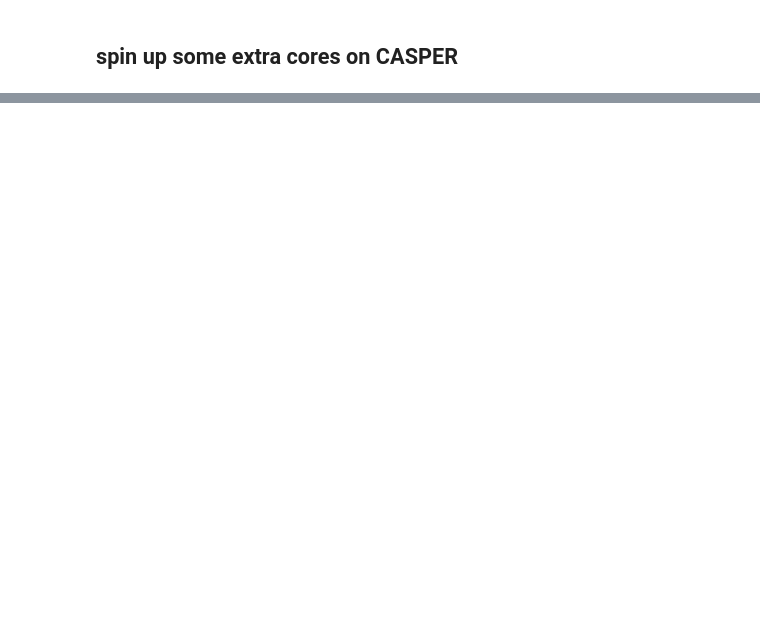
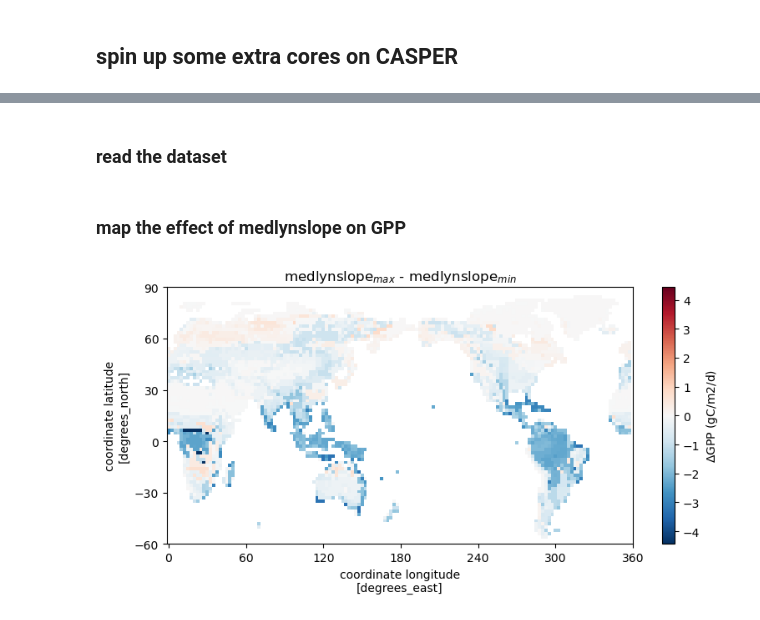
Before and after one commit to djk2120/oaat_clm5_ppe, a Jupyter notebook: pyth/template.ipynb, the cells around one changed output, grey strips where cells are left out. Saved outputs shown, nothing was run; the diff lists cells and outputs as text; code cells hidden in the pictures; blank space fills up the shorter version.

```diff
--- a/pyth/template.ipynb
+++ b/pyth/template.ipynb
@@ -902,0 +40,20 @@ plt.ylabel('nEns');
+# %% [markdown]
+### read the dataset
+# %%
+ds=get_exp('CTL2010',tape='h0',dvs=['GPP','TLAI'])
+# %% [markdown]
+### map the effect of medlynslope on GPP
+# %%
+cf=24*60*60
+p='medlynslope'
+dgpp=cf*(amean(ds.GPP.sel(param=p,minmax='max')).mean(dim='year')-
+         amean(ds.GPP.sel(param=p,minmax='min')).mean(dim='year'))
+
+plt.figure(figsize=[9,4])
+get_map(dgpp).plot(cbar_kwargs={'label':'$\Delta$GPP (gC/m2/d)'})
+plt.ylim([-60,90])
+plt.yticks(range(-60,91,30))
+plt.xticks(range(0,361,60))
+plt.title(p+'$_{max}$ - '+p+'$_{min}$');
+# %% [output]
+[figure, added]
```
Also changed, not shown: parts of 106 cells of this notebook, 1 other file.
